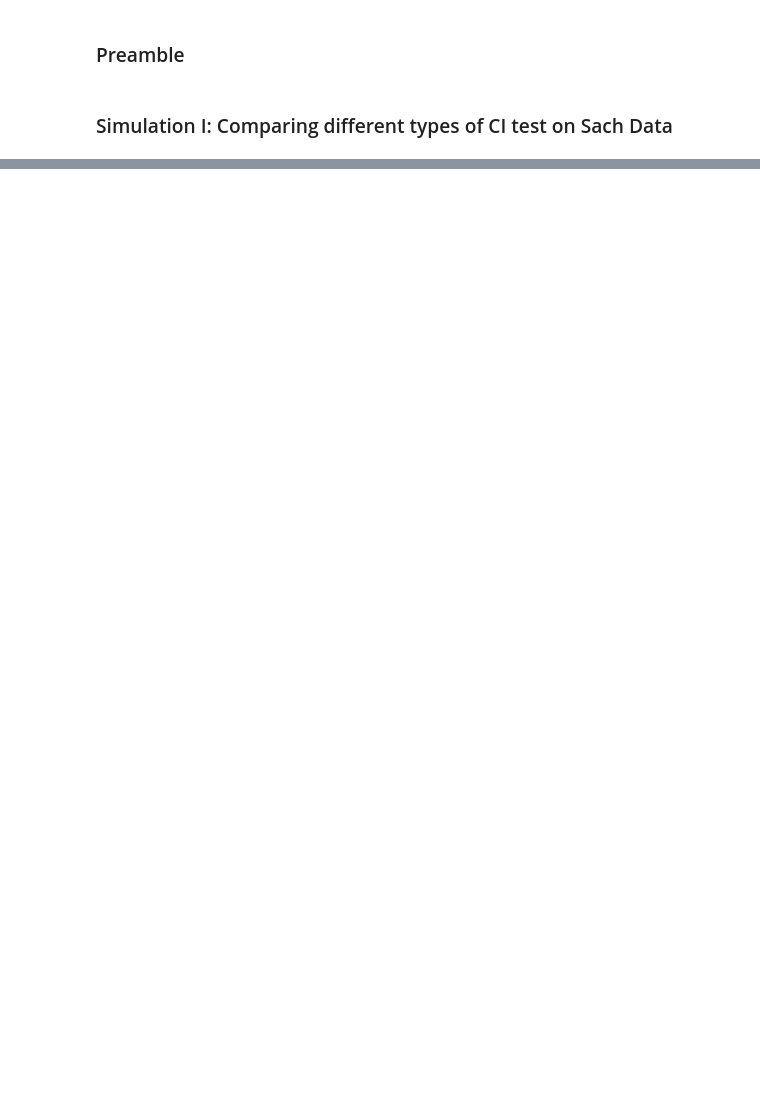
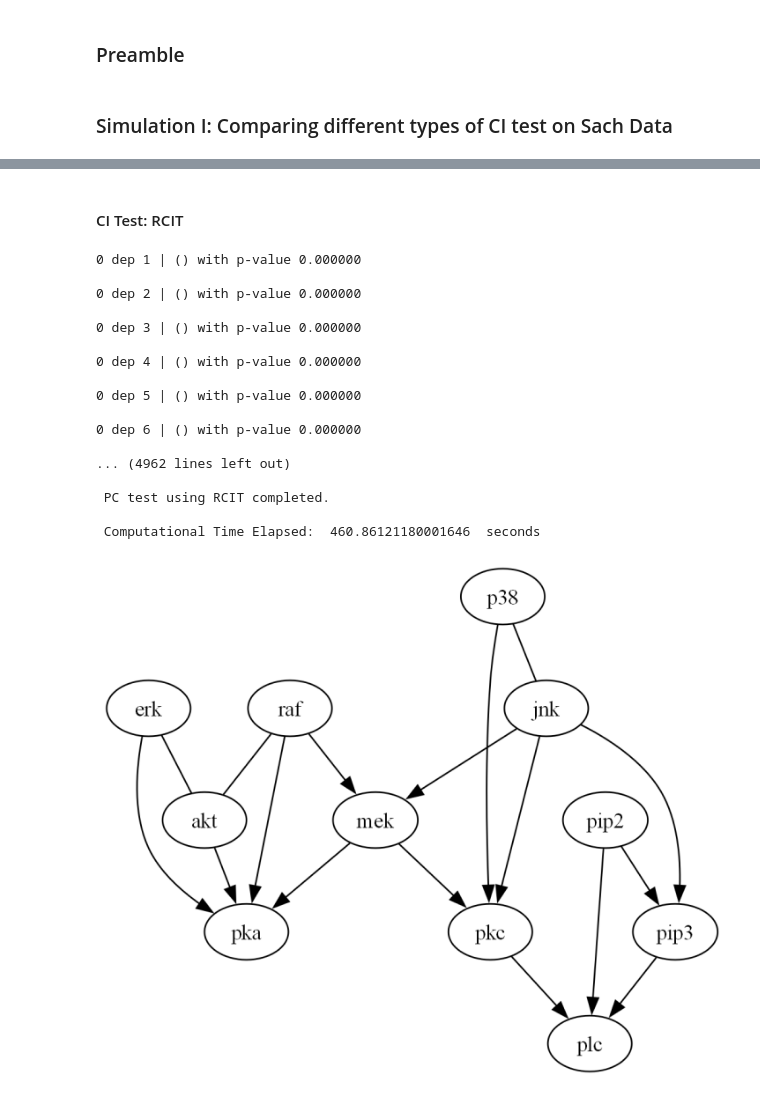
Before and after one commit to HK-Tan/Causal-Discovery-for-Financial-Applications, a Jupyter notebook: stats_256_notebook.ipynb, the cells around one changed output, grey strips where cells are left out. Drawn from its saved outputs; the diff is of its cells as text; code cells hidden in the pictures; blank space fills up the shorter version.

```diff
--- a/stats_256_notebook.ipynb
+++ b/stats_256_notebook.ipynb
@@ -30,8 +31,15 @@ from causallearn.graph.AdjacencyConfusion import AdjacencyConfusion
 ### Simulation I: Comparing different types of CI test on Sach Data
 # %%
 data, labels = load_dataset("sachs")
-data = np.array(data)
+df = pd.DataFrame(np.array(data),columns=labels)
+
+# ------------------------------------------------------------------
+# 3.  Standardise (zero mean, unit variance) column‑wise
+# ------------------------------------------------------------------
+df_std = (df - df.mean()) / df.std(ddof=0)
+data = df_std.to_numpy(dtype=float)  # Convert the DataFrame to a NumPy array
+# df_std is your z‑scored DataFrame
+print(df_std.iloc[0:5, :])  # Print the first 5 rows and columns of the z‑scored DataFrame
 print(data.shape) # (number of samples, number of variables)
 print(labels)  # Labels of the variables
-print(data[0:5, :])  # First 5 samples
 # %% [output]
@@ -157,0 +145,53 @@ shd = SHD(truth_cpdag, est).get_shd()
+# %% [markdown]
+#### CI Test: RCIT
+# %%
+# Run the PC algorithm with different parameters
+start_time = time.monotonic()
+cg_rcit = pc(data,
+        alpha = 0.05,
+        indep_test = "rcit",
+        # parameters for the indep_test
+        n_components = 1000, # number of components for the RCIT test, <= number of samples
+        # end
+        cache_path= "cache/sachs_rcit_cache.json", # caching helps
+        stable = True,
+        uc_rule = 0,
+        uc_priority = 2,
+        mvpc = False,
+        correction_name = None,
+        background_knowledge = None,  # A way to add background knowledge
+        verbose = True,
+        show_progress = True,
+)
+print("\n PC test using RCIT completed.")
+end_time = time.monotonic()
+print("\n Computational Time Elapsed: ", end_time - start_time, " seconds" )
+
+
+# Visualize using pydot and save the graph
+cg_rcit.draw_pydot_graph(labels=labels)
+pyd_rcit = GraphUtils.to_pydot(cg_rcit.G, labels=labels)
+pyd_rcit.write_png('sach_rcit.png')
+
+# Visualize using networks
+# cg_fisherz.to_nx_graph()
+# cg_fisherz.draw_nx_graph(skel=False)
+# %% [output]
+0 dep 1 | () with p-value 0.000000
+
+0 dep 2 | () with p-value 0.000000
+
+0 dep 3 | () with p-value 0.000000
+
+0 dep 4 | () with p-value 0.000000
+
+0 dep 5 | () with p-value 0.000000
+
+0 dep 6 | () with p-value 0.000000
+
+... (4962 lines left out)
+
+ PC test using RCIT completed.
+
+ Computational Time Elapsed:  460.86121180001646  seconds
+[figure, added]
```
Also changed, not shown: parts of 10 cells of this notebook, 7 other files.
